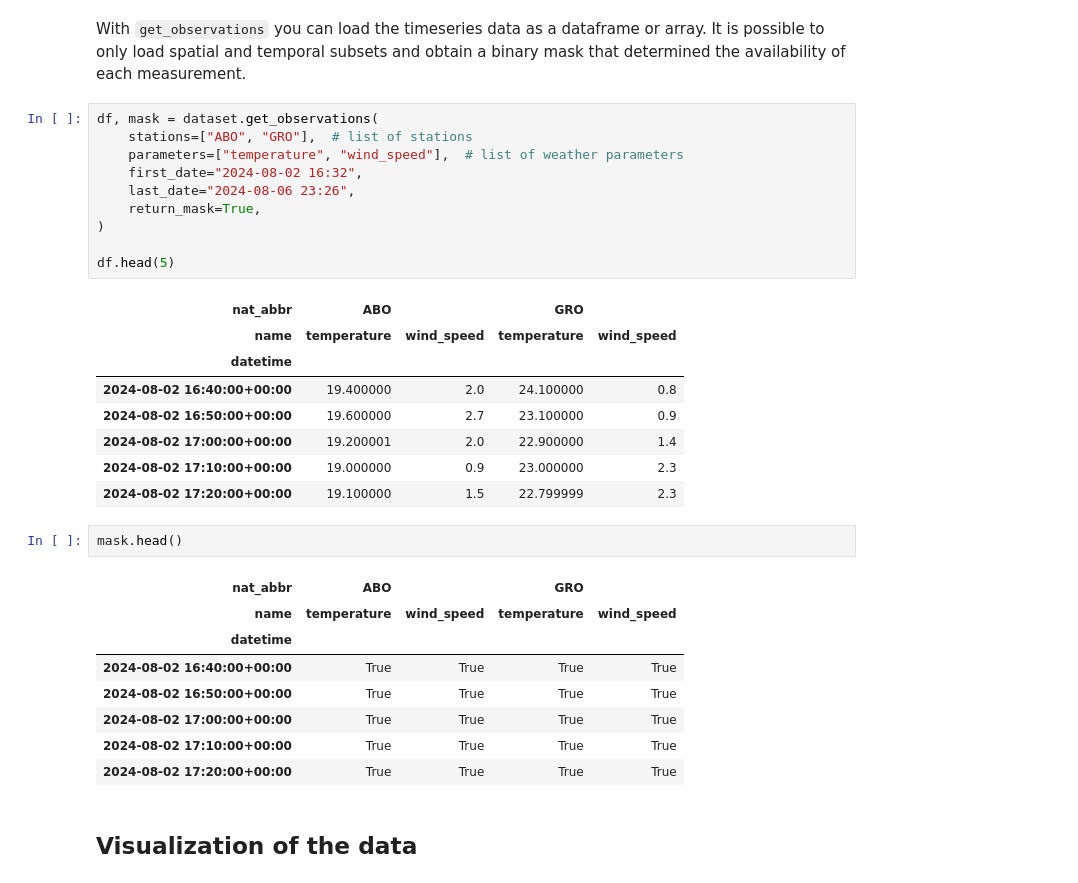
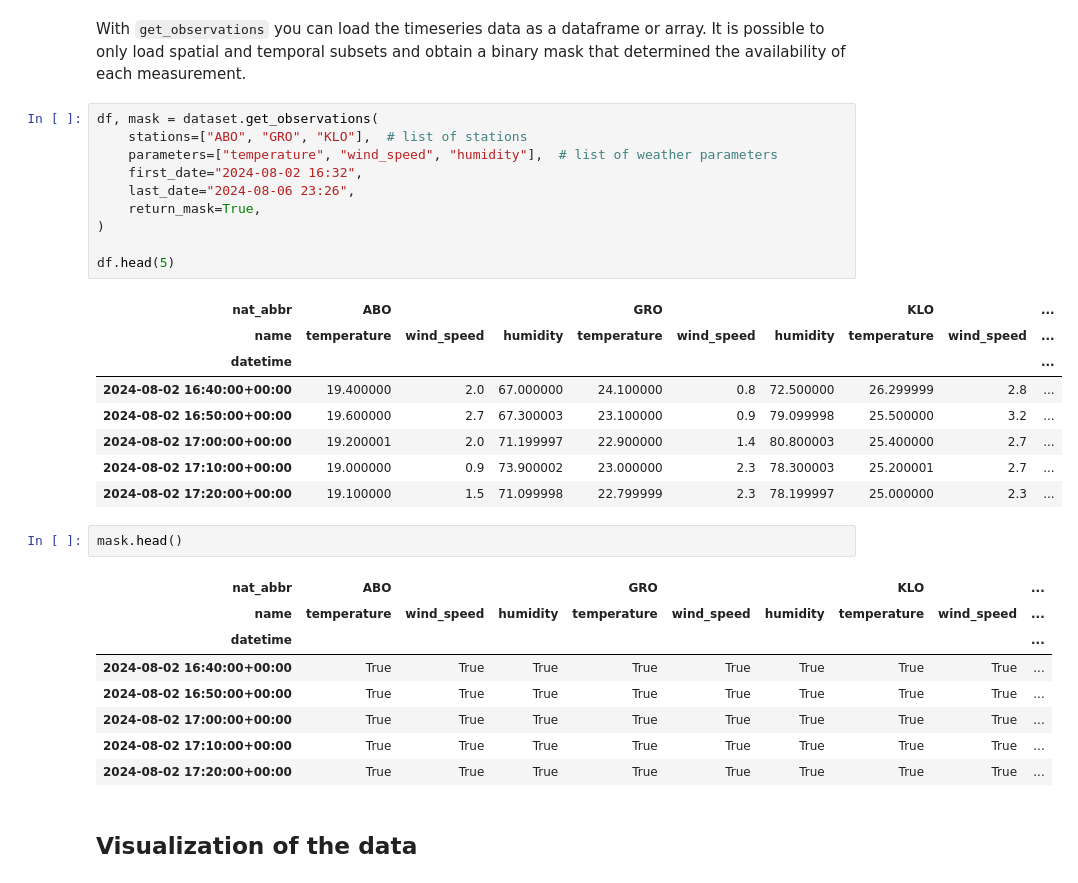
Before and after one commit to MeteoSwiss/PeakWeather, a Jupyter notebook: docs/source/examples/peakweather_demo.ipynb, the cells around one changed output. Cells and saved outputs as stored; diff of their text form.

```diff
--- a/docs/source/examples/peakweather_demo.ipynb
+++ b/docs/source/examples/peakweather_demo.ipynb
@@ -21,34 +22,34 @@ dataset = PeakWeatherDataset()
 With `get_observations` you can load the timeseries data as a dataframe or array. It is possible to only load spatial and temporal subsets and obtain a binary mask that determined the availability of each measurement.
 # %%
 df, mask = dataset.get_observations(
-    stations=["ABO", "GRO"],  # list of stations
-    parameters=["temperature", "wind_speed"],  # list of weather parameters
+    stations=["ABO", "GRO", "KLO"],  # list of stations
+    parameters=["temperature", "wind_speed", "humidity"],  # list of weather parameters
     first_date="2024-08-02 16:32",
     last_date="2024-08-06 23:26",
     return_mask=True,
 )
 
 df.head(5)
 # %% [output]
-| nat_abbr | ABO |  | GRO |  |
-| name | temperature | wind_speed | temperature | wind_speed |
-| datetime |  |  |  |  |
-| 2024-08-02 16:40:00+00:00 | 19.400000 | 2.0 | 24.100000 | 0.8 |
-| 2024-08-02 16:50:00+00:00 | 19.600000 | 2.7 | 23.100000 | 0.9 |
-| 2024-08-02 17:00:00+00:00 | 19.200001 | 2.0 | 22.900000 | 1.4 |
-| 2024-08-02 17:10:00+00:00 | 19.000000 | 0.9 | 23.000000 | 2.3 |
-| 2024-08-02 17:20:00+00:00 | 19.100000 | 1.5 | 22.799999 | 2.3 |
+| nat_abbr | ABO |  |  | GRO |  |  | KLO |  | ... |
+| name | temperature | wind_speed | humidity | temperature | wind_speed | humidity | temperature | wind_speed | ... |
+| datetime |  |  |  |  |  |  |  |  | ... |
+| 2024-08-02 16:40:00+00:00 | 19.400000 | 2.0 | 67.000000 | 24.100000 | 0.8 | 72.500000 | 26.299999 | 2.8 | ... |
+| 2024-08-02 16:50:00+00:00 | 19.600000 | 2.7 | 67.300003 | 23.100000 | 0.9 | 79.099998 | 25.500000 | 3.2 | ... |
+| 2024-08-02 17:00:00+00:00 | 19.200001 | 2.0 | 71.199997 | 22.900000 | 1.4 | 80.800003 | 25.400000 | 2.7 | ... |
+| 2024-08-02 17:10:00+00:00 | 19.000000 | 0.9 | 73.900002 | 23.000000 | 2.3 | 78.300003 | 25.200001 | 2.7 | ... |
+| 2024-08-02 17:20:00+00:00 | 19.100000 | 1.5 | 71.099998 | 22.799999 | 2.3 | 78.199997 | 25.000000 | 2.3 | ... |
 # %%
 mask.head()
 # %% [output]
-| nat_abbr | ABO |  | GRO |  |
-| name | temperature | wind_speed | temperature | wind_speed |
-| datetime |  |  |  |  |
-| 2024-08-02 16:40:00+00:00 | True | True | True | True |
-| 2024-08-02 16:50:00+00:00 | True | True | True | True |
-| 2024-08-02 17:00:00+00:00 | True | True | True | True |
-| 2024-08-02 17:10:00+00:00 | True | True | True | True |
-| 2024-08-02 17:20:00+00:00 | True | True | True | True |
+| nat_abbr | ABO |  |  | GRO |  |  | KLO |  | ... |
+| name | temperature | wind_speed | humidity | temperature | wind_speed | humidity | temperature | wind_speed | ... |
+| datetime |  |  |  |  |  |  |  |  | ... |
+| 2024-08-02 16:40:00+00:00 | True | True | True | True | True | True | True | True | ... |
+| 2024-08-02 16:50:00+00:00 | True | True | True | True | True | True | True | True | ... |
+| 2024-08-02 17:00:00+00:00 | True | True | True | True | True | True | True | True | ... |
+| 2024-08-02 17:10:00+00:00 | True | True | True | True | True | True | True | True | ... |
+| 2024-08-02 17:20:00+00:00 | True | True | True | True | True | True | True | True | ... |
 # %% [markdown]
 ## Visualization of the data
 # %%
```
Also changed, not shown: parts of 13 cells of this notebook, 7 other files.
